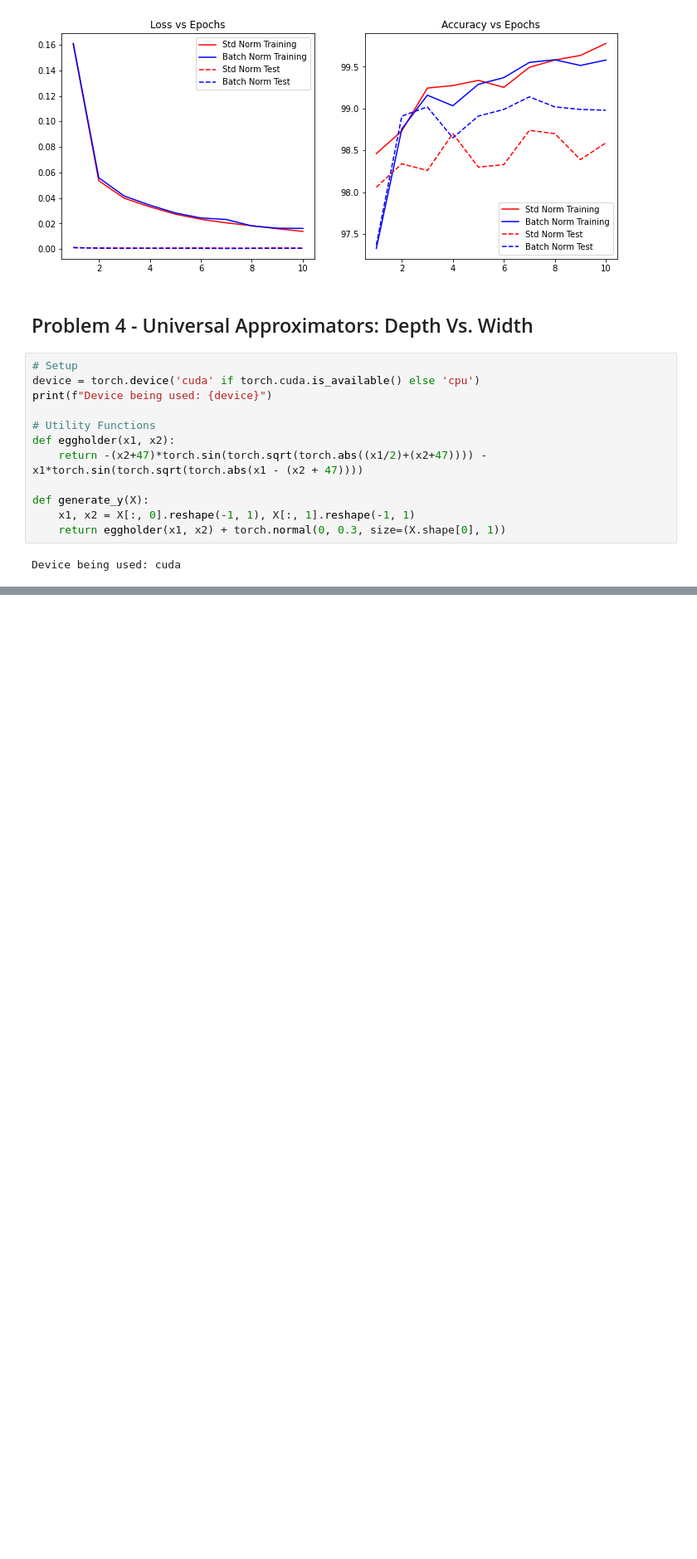
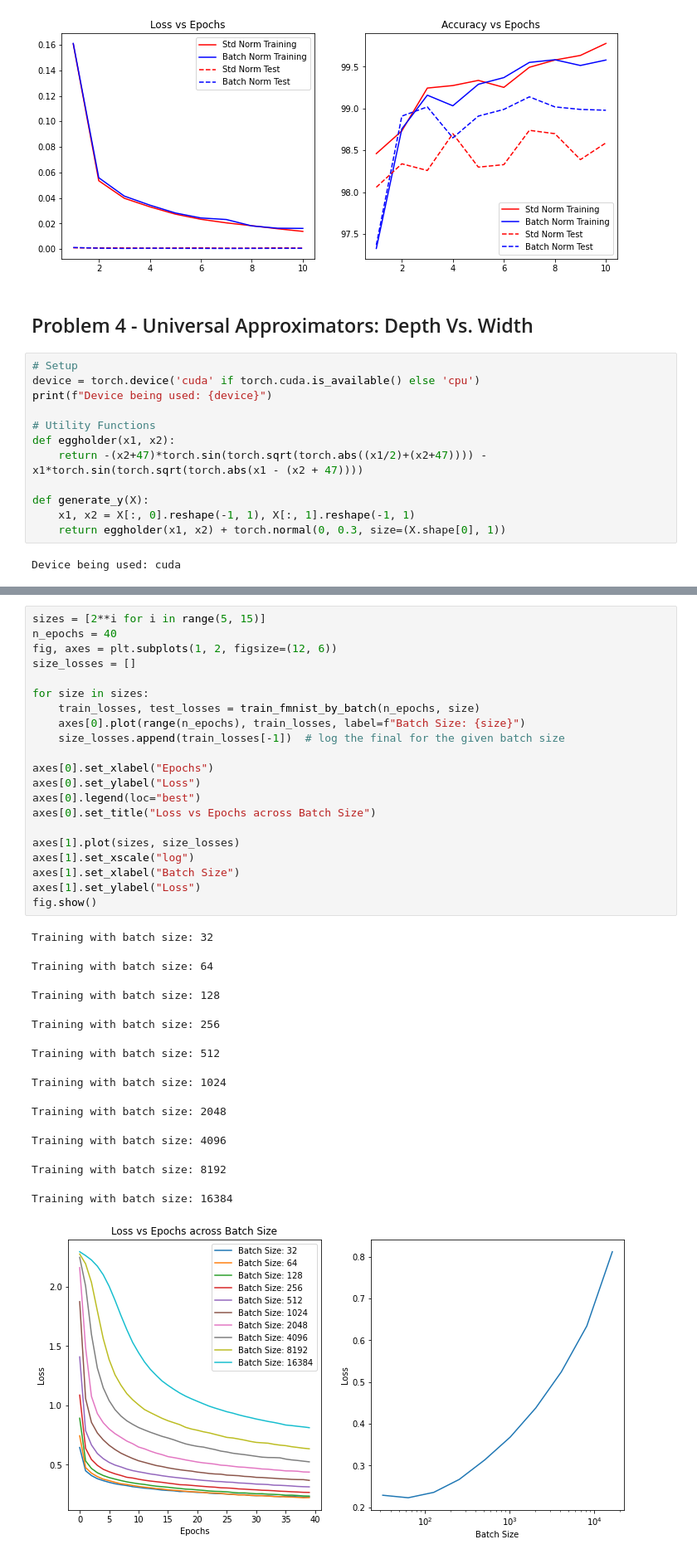
Before and after one commit to codexceed/MS-CS, a Jupyter notebook: Courses/IDLS/hw2/Homework 2.ipynb, the cells around one changed output, grey strips where cells are left out. Shown at 83% size. Saved outputs shown, nothing was run; the diff lists cells and outputs as text; blank space fills up the shorter version.

```diff
--- a/Courses/IDLS/hw2/Homework 2.ipynb
+++ b/Courses/IDLS/hw2/Homework 2.ipynb
@@ -957,0 +1010,33 @@ plt.show()
+# %%
+sizes = [2**i for i in range(5, 15)]
+n_epochs = 40
+fig, axes = plt.subplots(1, 2, figsize=(12, 6))
+size_losses = []
+
+for size in sizes:
+    train_losses, test_losses = train_fmnist_by_batch(n_epochs, size)
+    axes[0].plot(range(n_epochs), train_losses, label=f"Batch Size: {size}")
+    size_losses.append(train_losses[-1])  # log the final for the given batch size
+
+axes[0].set_xlabel("Epochs")
+axes[0].set_ylabel("Loss")
+axes[0].legend(loc="best")
+axes[0].set_title("Loss vs Epochs across Batch Size")
+
+axes[1].plot(sizes, size_losses)
+axes[1].set_xscale("log")
+axes[1].set_xlabel("Batch Size")
+axes[1].set_ylabel("Loss")
+fig.show()
+# %% [output]
+Training with batch size: 32
+Training with batch size: 64
+Training with batch size: 128
+Training with batch size: 256
+Training with batch size: 512
+Training with batch size: 1024
+Training with batch size: 2048
+Training with batch size: 4096
+Training with batch size: 8192
+Training with batch size: 16384
+[figure, added]
```
Also changed, not shown: parts of 34 cells of this notebook, 1 other file.
